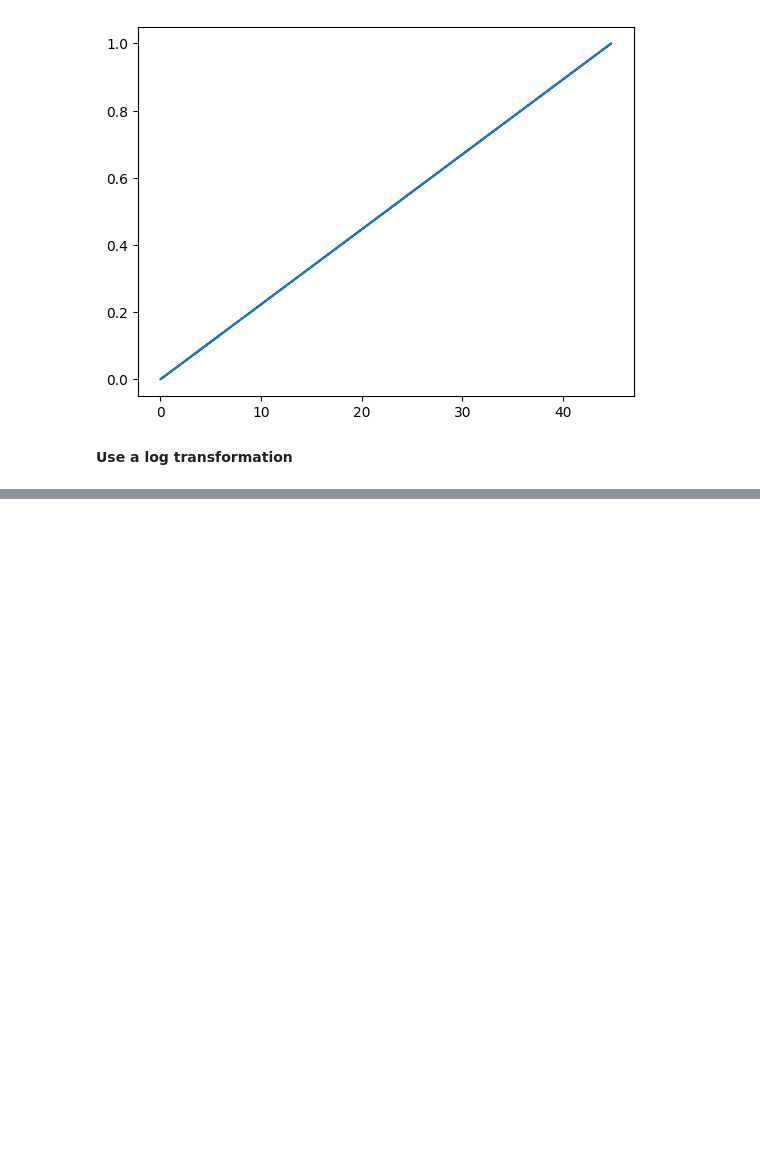
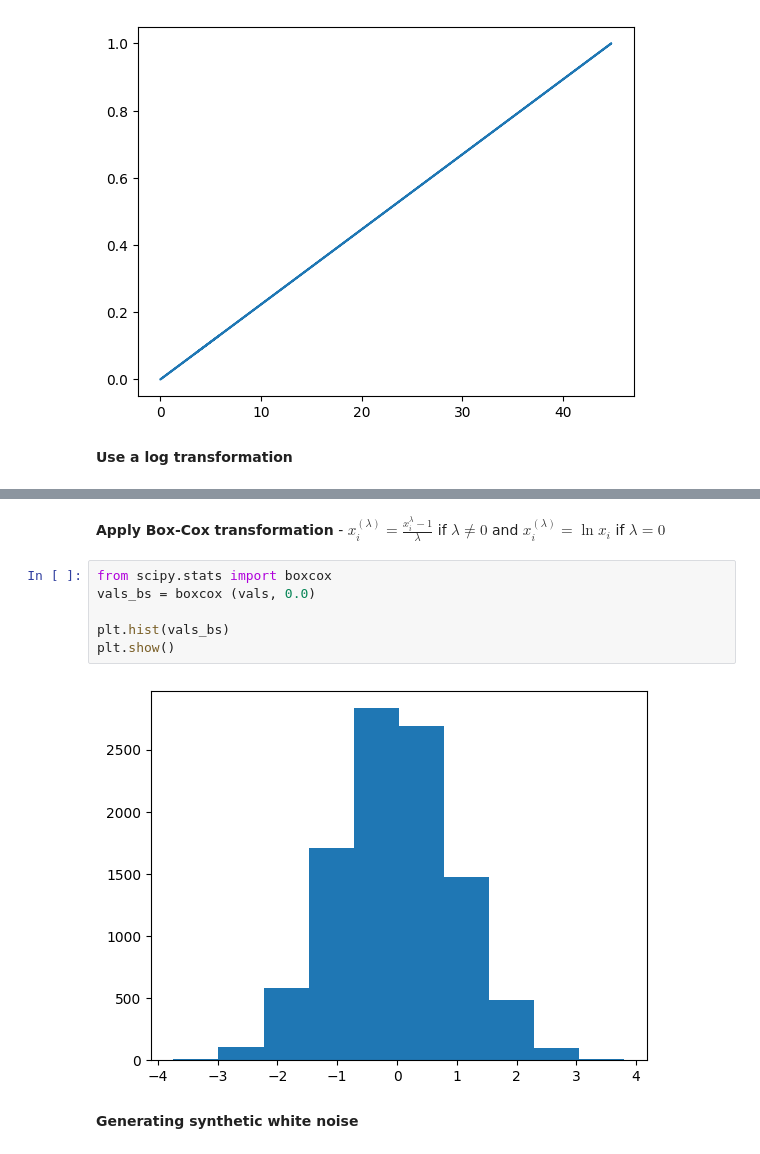
Before and after one commit to AleksandrMorozov123/Time-series-theory, a Jupyter notebook: time-series-forecasting.ipynb, the cells around one changed output, grey strips where cells are left out. Saved outputs shown, nothing was run; the diff lists cells and outputs as text; blank space fills up the shorter version.

```diff
--- a/time-series-forecasting.ipynb
+++ b/time-series-forecasting.ipynb
@@ -166,0 +74,14 @@ plt.show()
+# %% [markdown]
+**Apply Box-Cox transformation** -
+$x_{i}^{(\lambda)}=\frac{x_i^{\lambda} - 1}{\lambda}$ if $\lambda \neq 0$ and
+$x_{i}^{(\lambda)} =\ln x_i$ if $\lambda = 0$
+# %%
+from scipy.stats import boxcox
+vals_bs = boxcox (vals, 0.0)
+
+plt.hist(vals_bs)
+plt.show()
+# %% [output]
+[figure, added]
+# %% [markdown]
+**Generating synthetic white noise**
```
Also changed, not shown: parts of 19 cells of this notebook.
